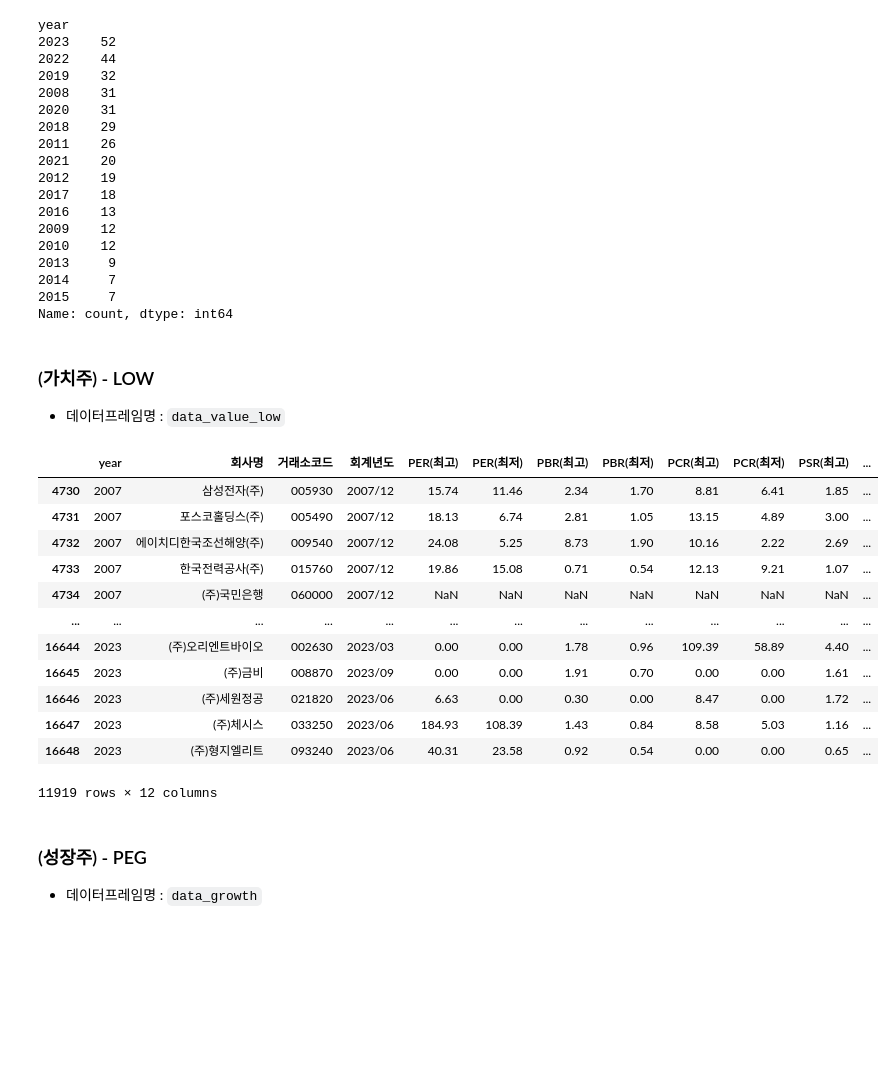
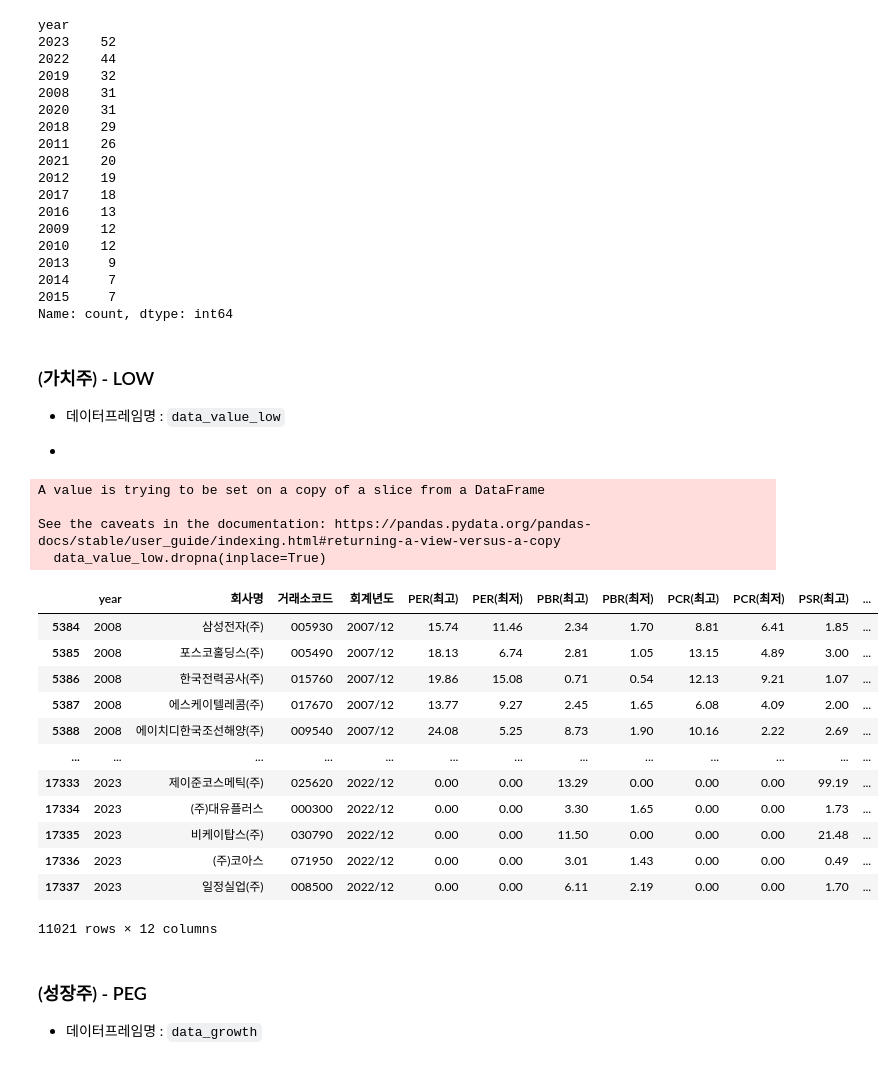
Before and after one commit to dohyung9810/quant, a Jupyter notebook: quant/01_데이터전처리.ipynb, the cells around one changed output. Cells and saved outputs as stored; diff of their text form; code cells hidden in the pictures; blank space fills up the shorter version.

```diff
--- a/quant/01_데이터전처리.ipynb
+++ b/quant/01_데이터전처리.ipynb
@@ -237,19 +256,27 @@ Name: count, dtype: int64
 ### (가치주) - LOW
 
 - 데이터프레임명 : `data_value_low`
+
+
+-
-# %%
-data_value_low
-# %% [output]
-|  | year | 회사명 | 거래소코드 | 회계년도 | PER(최고) | PER(최저) | PBR(최고) | PBR(최저) | PCR(최고) | PCR(최저) | PSR(최고) | ... |
-| 4730 | 2007 | 삼성전자(주) | 005930 | 2007/12 | 15.74 | 11.46 | 2.34 | 1.70 | 8.81 | 6.41 | 1.85 | ... |
-| 4731 | 2007 | 포스코홀딩스(주) | 005490 | 2007/12 | 18.13 | 6.74 | 2.81 | 1.05 | 13.15 | 4.89 | 3.00 | ... |
-| 4732 | 2007 | 에이치디한국조선해양(주) | 009540 | 2007/12 | 24.08 | 5.25 | 8.73 | 1.90 | 10.16 | 2.22 | 2.69 | ... |
-| 4733 | 2007 | 한국전력공사(주) | 015760 | 2007/12 | 19.86 | 15.08 | 0.71 | 0.54 | 12.13 | 9.21 | 1.07 | ... |
-| 4734 | 2007 | (주)국민은행 | 060000 | 2007/12 | NaN | NaN | NaN | NaN | NaN | NaN | NaN | ... |
-| ... | ... | ... | ... | ... | ... | ... | ... | ... | ... | ... | ... | ... |
-| 16644 | 2023 | (주)오리엔트바이오 | 002630 | 2023/03 | 0.00 | 0.00 | 1.78 | 0.96 | 109.39 | 58.89 | 4.40 | ... |
-| 16645 | 2023 | (주)금비 | 008870 | 2023/09 | 0.00 | 0.00 | 1.91 | 0.70 | 0.00 | 0.00 | 1.61 | ... |
-| 16646 | 2023 | (주)세원정공 | 021820 | 2023/06 | 6.63 | 0.00 | 0.30 | 0.00 | 8.47 | 0.00 | 1.72 | ... |
-| 16647 | 2023 | (주)체시스 | 033250 | 2023/06 | 184.93 | 108.39 | 1.43 | 0.84 | 8.58 | 5.03 | 1.16 | ... |
-| 16648 | 2023 | (주)형지엘리트 | 093240 | 2023/06 | 40.31 | 23.58 | 0.92 | 0.54 | 0.00 | 0.00 | 0.65 | ... |
-11919 rows × 12 columns
+# %%
+data_value_low.dropna(inplace=True)
+data_value_low
+# %% [output]
+A value is trying to be set on a copy of a slice from a DataFrame
+
+See the caveats in the documentation: https://pandas.pydata.org/pandas-docs/stable/user_guide/indexing.html#returning-a-view-versus-a-copy
+  data_value_low.dropna(inplace=True)
+|  | year | 회사명 | 거래소코드 | 회계년도 | PER(최고) | PER(최저) | PBR(최고) | PBR(최저) | PCR(최고) | PCR(최저) | PSR(최고) | ... |
+| 5384 | 2008 | 삼성전자(주) | 005930 | 2007/12 | 15.74 | 11.46 | 2.34 | 1.70 | 8.81 | 6.41 | 1.85 | ... |
+| 5385 | 2008 | 포스코홀딩스(주) | 005490 | 2007/12 | 18.13 | 6.74 | 2.81 | 1.05 | 13.15 | 4.89 | 3.00 | ... |
+| 5386 | 2008 | 한국전력공사(주) | 015760 | 2007/12 | 19.86 | 15.08 | 0.71 | 0.54 | 12.13 | 9.21 | 1.07 | ... |
+| 5387 | 2008 | 에스케이텔레콤(주) | 017670 | 2007/12 | 13.77 | 9.27 | 2.45 | 1.65 | 6.08 | 4.09 | 2.00 | ... |
+| 5388 | 2008 | 에이치디한국조선해양(주) | 009540 | 2007/12 | 24.08 | 5.25 | 8.73 | 1.90 | 10.16 | 2.22 | 2.69 | ... |
+| ... | ... | ... | ... | ... | ... | ... | ... | ... | ... | ... | ... | ... |
+| 17333 | 2023 | 제이준코스메틱(주) | 025620 | 2022/12 | 0.00 | 0.00 | 13.29 | 0.00 | 0.00 | 0.00 | 99.19 | ... |
+| 17334 | 2023 | (주)대유플러스 | 000300 | 2022/12 | 0.00 | 0.00 | 3.30 | 1.65 | 0.00 | 0.00 | 1.73 | ... |
+| 17335 | 2023 | 비케이탑스(주) | 030790 | 2022/12 | 0.00 | 0.00 | 11.50 | 0.00 | 0.00 | 0.00 | 21.48 | ... |
+| 17336 | 2023 | (주)코아스 | 071950 | 2022/12 | 0.00 | 0.00 | 3.01 | 1.43 | 0.00 | 0.00 | 0.49 | ... |
+| 17337 | 2023 | 일정실업(주) | 008500 | 2022/12 | 0.00 | 0.00 | 6.11 | 2.19 | 0.00 | 0.00 | 1.70 | ... |
+11021 rows × 12 columns
```
Also changed, not shown: parts of 19 cells of this notebook, 6 other files.
